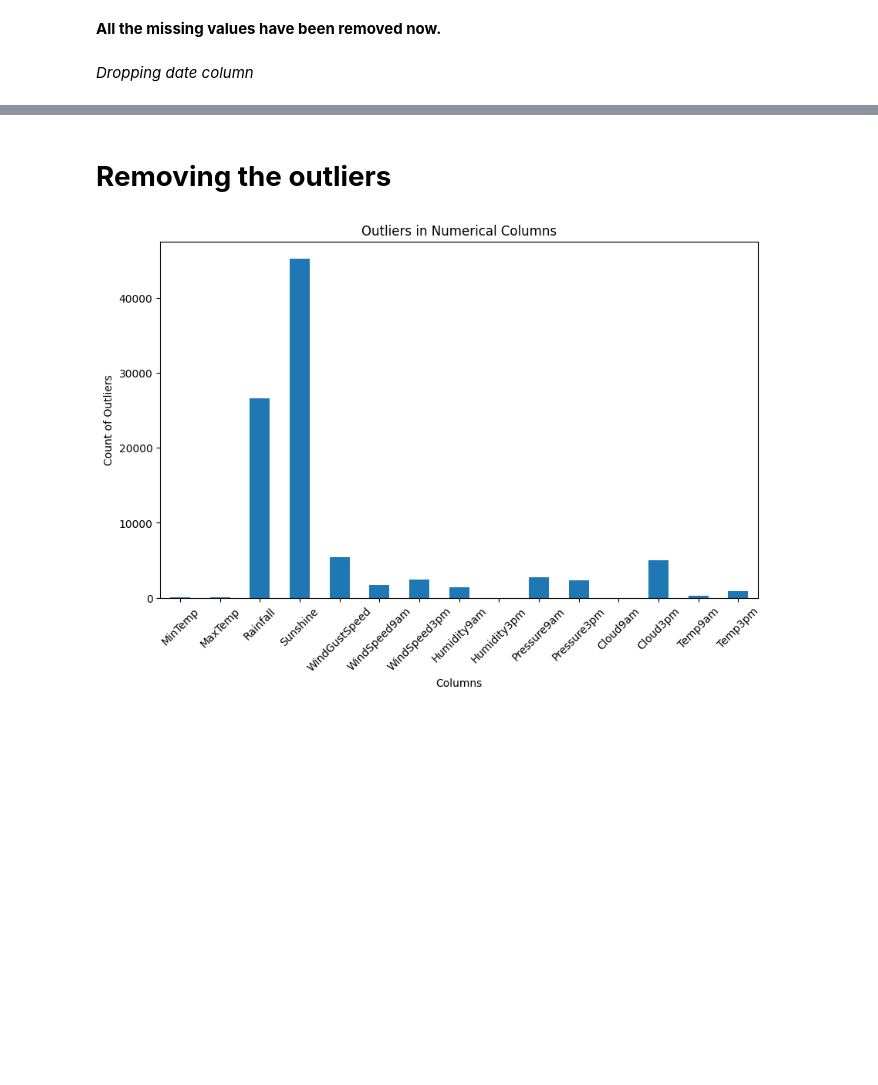
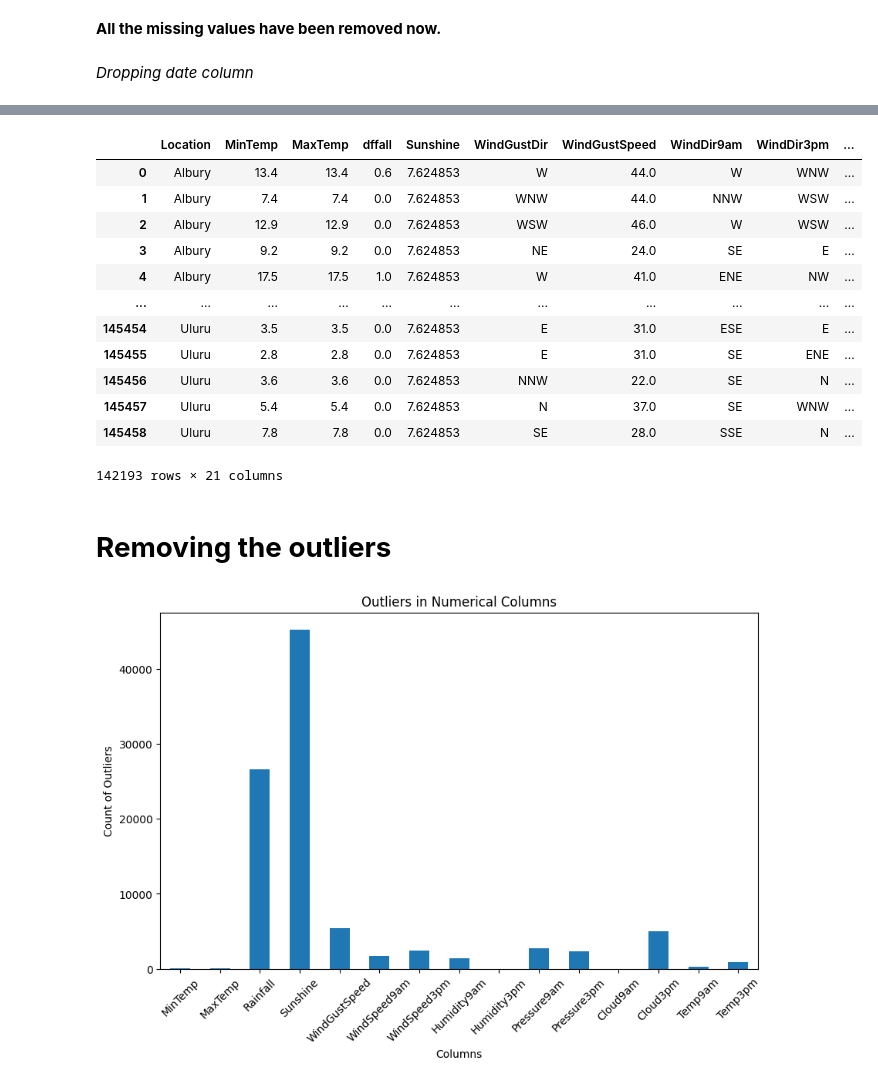
Before and after one commit to VladHolobyn/rain-in-australia-prediction, a Jupyter notebook: notebooks/data-preparation.ipynb, the cells around one changed output, grey strips where cells are left out. Cells and saved outputs as stored; diff of their text form; code cells hidden in the pictures; blank space fills up the shorter version.

```diff
--- a/notebooks/data-preparation.ipynb
+++ b/notebooks/data-preparation.ipynb
@@ -195,25 +195,25 @@ The above graphs show that the number of missing values are high in: Sunshine, E
 # %% [markdown]
 *Drop "Evaporation" column*
 # %%
-rain = rain.drop(['Evaporation'], axis=1)
-rain = rain.dropna(subset=['RainTomorrow'])
+df = df.drop(['Evaporation'], axis=1)
+df = df.dropna(subset=['dfTomorrow'])
 # %% [markdown]
 *Filling the missing values for continuous variables with mean*
 # %%
-rain['MinTemp']=rain['MinTemp'].fillna(rain['MinTemp'].mean())
-rain['MaxTemp']=rain['MinTemp'].fillna(rain['MaxTemp'].mean())
-rain['Rainfall']=rain['Rainfall'].fillna(rain['Rainfall'].mean())
-rain['Sunshine']=rain['Sunshine'].fillna(rain['Sunshine'].mean())
-rain['WindGustSpeed']=rain['WindGustSpeed'].fillna(rain['WindGustSpeed'].mean())
-rain['WindSpeed9am']=rain['WindSpeed9am'].fillna(rain['WindSpeed9am'].mean())
-rain['WindSpeed3pm']=rain['WindSpeed3pm'].fillna(rain['WindSpeed3pm'].mean())
-rain['Humidity9am']=rain['Humidity9am'].fillna(rain['Humidity9am'].mean())
-rain['Humidity3pm']=rain['Humidity3pm'].fillna(rain['Humidity3pm'].mean())
-rain['Pressure9am']=rain['Pressure9am'].fillna(rain['Pressure9am'].mean())
-rain['Pressure3pm']=rain['Pressure3pm'].fillna(rain['Pressure3pm'].mean())
-rain['Cloud9am']=rain['Cloud9am'].fillna(rain['Cloud9am'].mean())
-rain['Cloud3pm']=rain['Cloud3pm'].fillna(rain['Cloud3pm'].mean())
-rain['Temp9am']=rain['Temp9am'].fillna(rain['Temp9am'].mean())
-rain['Temp3pm']=rain['Temp3pm'].fillna(rain['Temp3pm'].mean())
+df['MinTemp']=df['MinTemp'].fillna(df['MinTemp'].mean())
+df['MaxTemp']=df['MinTemp'].fillna(df['MaxTemp'].mean())
+df['dffall']=df['dffall'].fillna(df['dffall'].mean())
+df['Sunshine']=df['Sunshine'].fillna(df['Sunshine'].mean())
+df['WindGustSpeed']=df['WindGustSpeed'].fillna(df['WindGustSpeed'].mean())
+df['WindSpeed9am']=df['WindSpeed9am'].fillna(df['WindSpeed9am'].mean())
+df['WindSpeed3pm']=df['WindSpeed3pm'].fillna(df['WindSpeed3pm'].mean())
+df['Humidity9am']=df['Humidity9am'].fillna(df['Humidity9am'].mean())
+df['Humidity3pm']=df['Humidity3pm'].fillna(df['Humidity3pm'].mean())
+df['Pressure9am']=df['Pressure9am'].fillna(df['Pressure9am'].mean())
+df['Pressure3pm']=df['Pressure3pm'].fillna(df['Pressure3pm'].mean())
+df['Cloud9am']=df['Cloud9am'].fillna(df['Cloud9am'].mean())
+df['Cloud3pm']=df['Cloud3pm'].fillna(df['Cloud3pm'].mean())
+df['Temp9am']=df['Temp9am'].fillna(df['Temp9am'].mean())
+df['Temp3pm']=df['Temp3pm'].fillna(df['Temp3pm'].mean())
 # %% [markdown]
 *Filling the missing values for continuous variables with mode*
@@ -222,9 +220,11 @@ rain['RainToday']=rain['RainToday'].fillna(rain['RainToday'].mode()[0])
+# %%
+df['dfToday']=df['dfToday'].fillna(df['dfToday'].mode()[0])
 # %% [markdown]
 *Filling the missing values for continuous variables with mode*
 # %%
-rain['WindDir9am'] = rain['WindDir9am'].fillna(rain['WindDir9am'].mode()[0])
-rain['WindGustDir'] = rain['WindGustDir'].fillna(rain['WindGustDir'].mode()[0])
-rain['WindDir3pm'] = rain['WindDir3pm'].fillna(rain['WindDir3pm'].mode()[0])
+df['WindDir9am'] = df['WindDir9am'].fillna(df['WindDir9am'].mode()[0])
+df['WindGustDir'] = df['WindGustDir'].fillna(df['WindGustDir'].mode()[0])
+df['WindDir3pm'] = df['WindDir3pm'].fillna(df['WindDir3pm'].mode()[0])
 # %% [markdown]
 *Checking percentage of missing data in every column*
 # %%
@@ -271,3 +254,20 @@ rain
+# %%
+df=df.iloc[:,1:]
+df
+# %% [output]
+|  | Location | MinTemp | MaxTemp | dffall | Sunshine | WindGustDir | WindGustSpeed | WindDir9am | WindDir3pm | ... |
+| 0 | Albury | 13.4 | 13.4 | 0.6 | 7.624853 | W | 44.0 | W | WNW | ... |
+| 1 | Albury | 7.4 | 7.4 | 0.0 | 7.624853 | WNW | 44.0 | NNW | WSW | ... |
+| 2 | Albury | 12.9 | 12.9 | 0.0 | 7.624853 | WSW | 46.0 | W | WSW | ... |
+| 3 | Albury | 9.2 | 9.2 | 0.0 | 7.624853 | NE | 24.0 | SE | E | ... |
+| 4 | Albury | 17.5 | 17.5 | 1.0 | 7.624853 | W | 41.0 | ENE | NW | ... |
+| ... | ... | ... | ... | ... | ... | ... | ... | ... | ... | ... |
+| 145454 | Uluru | 3.5 | 3.5 | 0.0 | 7.624853 | E | 31.0 | ESE | E | ... |
+| 145455 | Uluru | 2.8 | 2.8 | 0.0 | 7.624853 | E | 31.0 | SE | ENE | ... |
+| 145456 | Uluru | 3.6 | 3.6 | 0.0 | 7.624853 | NNW | 22.0 | SE | N | ... |
+| 145457 | Uluru | 5.4 | 5.4 | 0.0 | 7.624853 | N | 37.0 | SE | WNW | ... |
+| 145458 | Uluru | 7.8 | 7.8 | 0.0 | 7.624853 | SE | 28.0 | SSE | N | ... |
+142193 rows × 21 columns
 # %% [markdown]
 # **Removing the outliers**
 # %%
```
Also changed, not shown: parts of 22 cells of this notebook.
